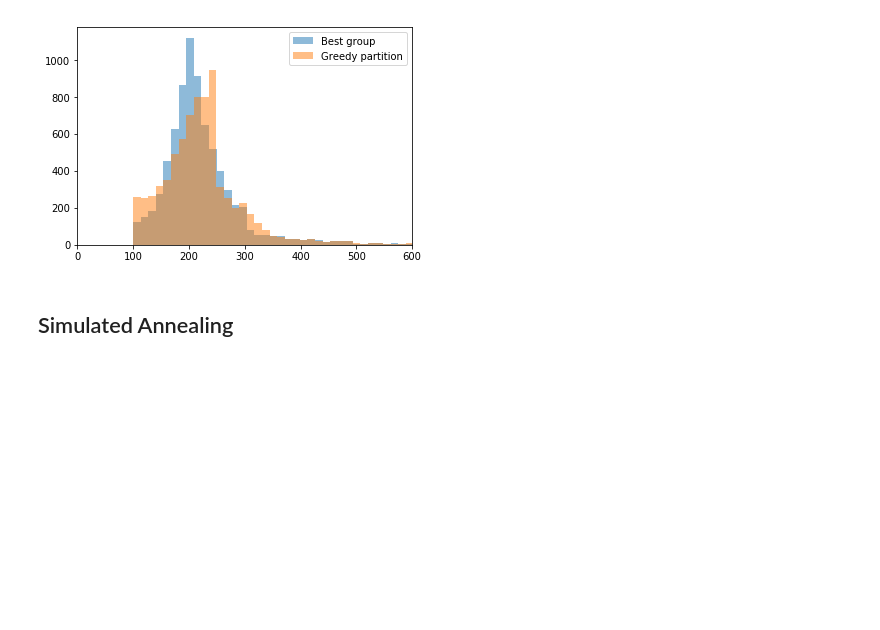
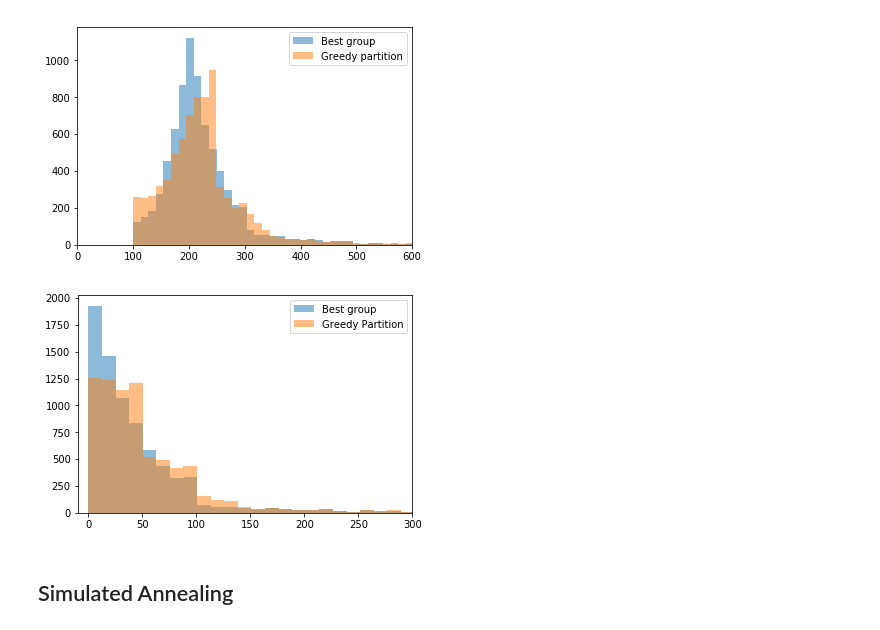
Before and after one commit to CityofToronto/bdit_congestion, a Jupyter notebook: congestion_grid/segment_partition.ipynb, the cells around one changed output. Saved outputs shown, nothing was run; the diff lists cells and outputs as text; code cells hidden in the pictures; blank space fills up the shorter version.

Commit message:
added simulated annealing error graph

```diff
--- a/congestion_grid/segment_partition.ipynb
+++ b/congestion_grid/segment_partition.ipynb
@@ -359,7 +359,7 @@ rows = []
 for index, row in anneal.iterrows():
     corridor = anneal['length_set'].iloc[index]
     links = anneal['link_set'].iloc[index]
-    segment_id = anneal['segment_id'].iloc[index]
+    segment_id = anneal['segment_id'].iloc[index].astype(float)
 
     solver = SegmentPartitionProblem(corridor)
     solver.steps = 50000
@@ -372,7 +372,8 @@ for index, row in anneal.iterrows():
         new_link_set = []
         for a in result[i]:
             new_link_set.append(links[a._id])
-            new_length_set.append(a._length)
+            length = a._length
+            new_length_set.append(length)
         new_length = sum(new_length_set)
         row = (segment_id, i, new_link_set, new_length_set, new_length)
         rows.append(row)
@@ -463,5 +444,17 @@ plt.legend(loc='upper right')
 plt.show()
 # %% [output]
 [figure]
+# %%
+duration_freq1 = pd.read_sql('''select abs(200-partition_result.length) as length from congestion.partition_result inner join
+                                (select distinct segment_id from congestion.partition_all_possibility)a
+                                using (segment_id)''',con)
+duration_freq = pd.read_sql('''select abs(200-length) as length from congestion.partition_all_possibility''',con)
+plt.hist(duration_freq.length, 100, alpha=0.5, label='Best group')
+plt.hist(duration_freq1.length, 100, alpha=0.5, label='Greedy Partition')
+plt.xlim(-10, 300)
+plt.legend(loc='upper right')
+plt.show()
+# %% [output]
+[figure, added]
 # %% [markdown]
 ## Simulated Annealing
```
Also changed, not shown: parts of 4 cells of this notebook.
